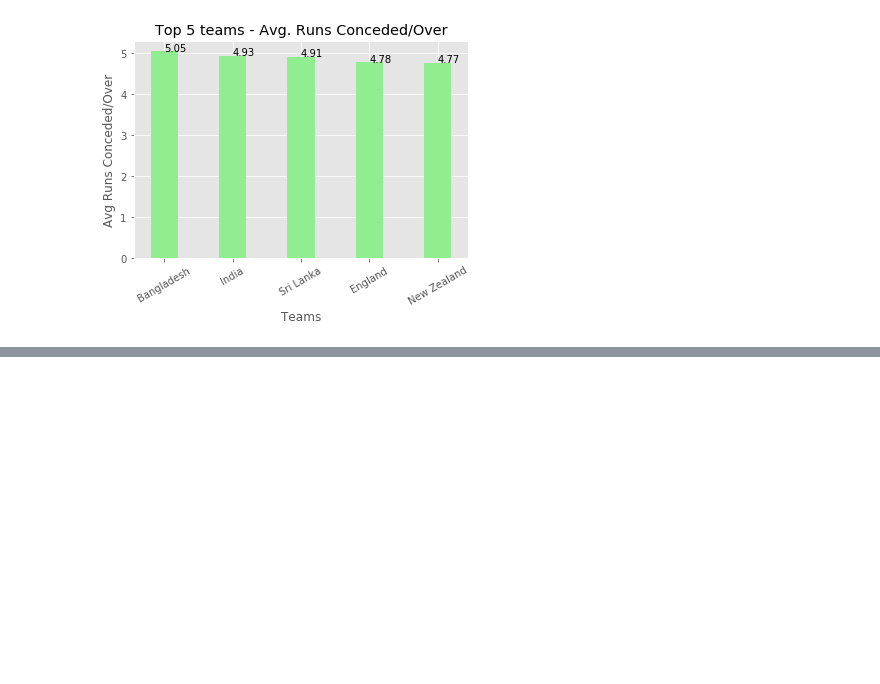
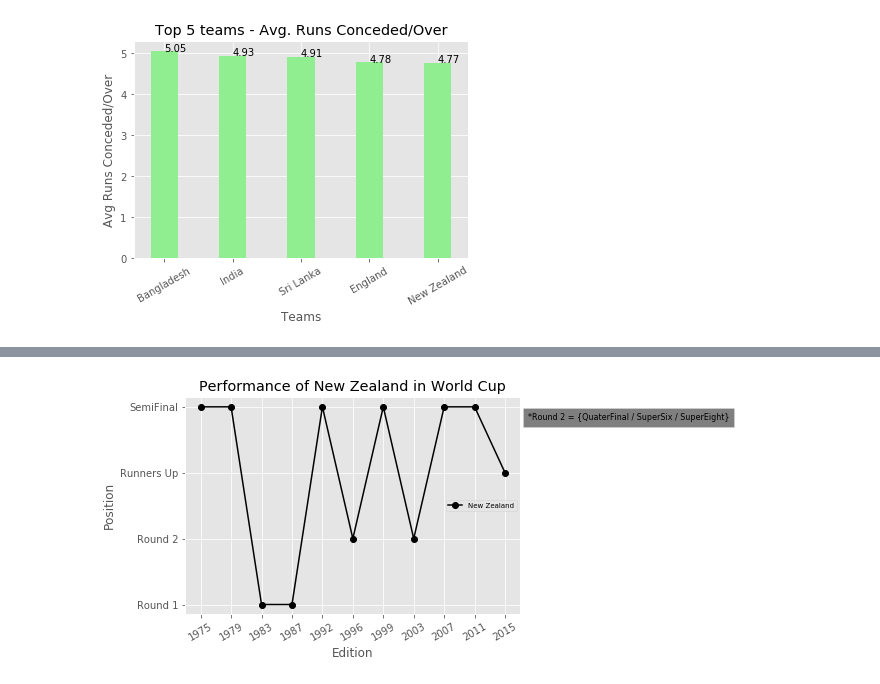
Before and after one commit to deepamghosh/Data-Analysis---Cricket-, a Jupyter notebook: Cricket-Analysis(Team Performance).ipynb, the cells around one changed output, grey strips where cells are left out. Saved outputs shown, nothing was run; the diff lists cells and outputs as text; code cells hidden in the pictures; blank space fills up the shorter version.

```diff
--- a/Cricket-Analysis(Team Performance).ipynb
+++ b/Cricket-Analysis(Team Performance).ipynb
@@ -348,0 +456,5 @@ plt.show()
+# %%
+NZ = teams(teams_editon,'New Zealand')
+plot_performance(NZ, 'line plot','New Zealand','black')
+# %% [output]
+[figure, added]
```
Also changed, not shown: parts of 15 cells of this notebook.
